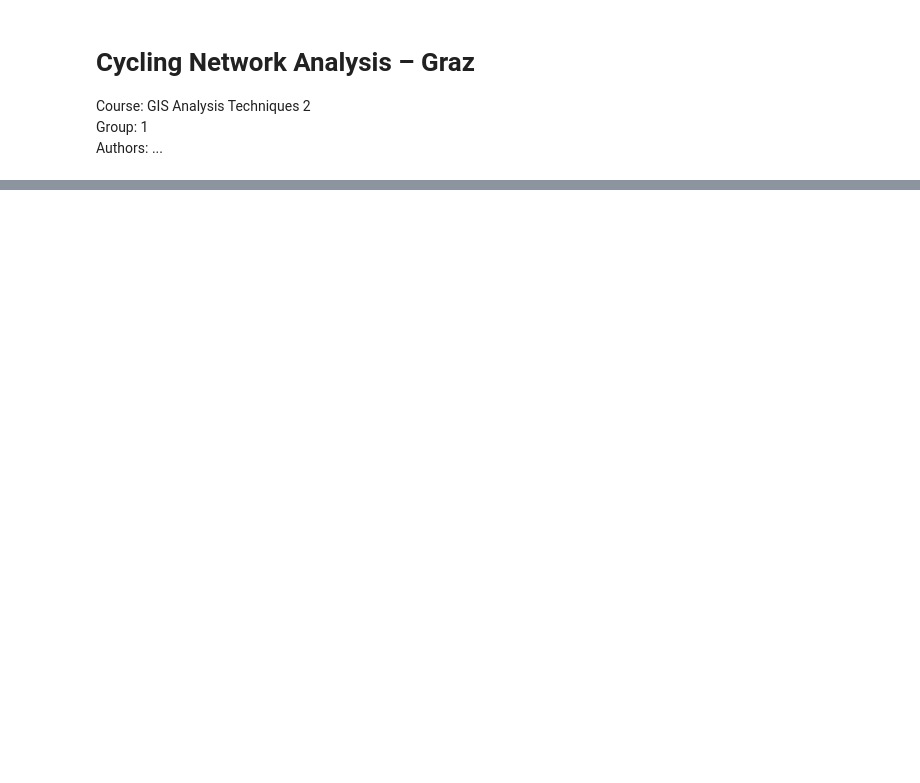
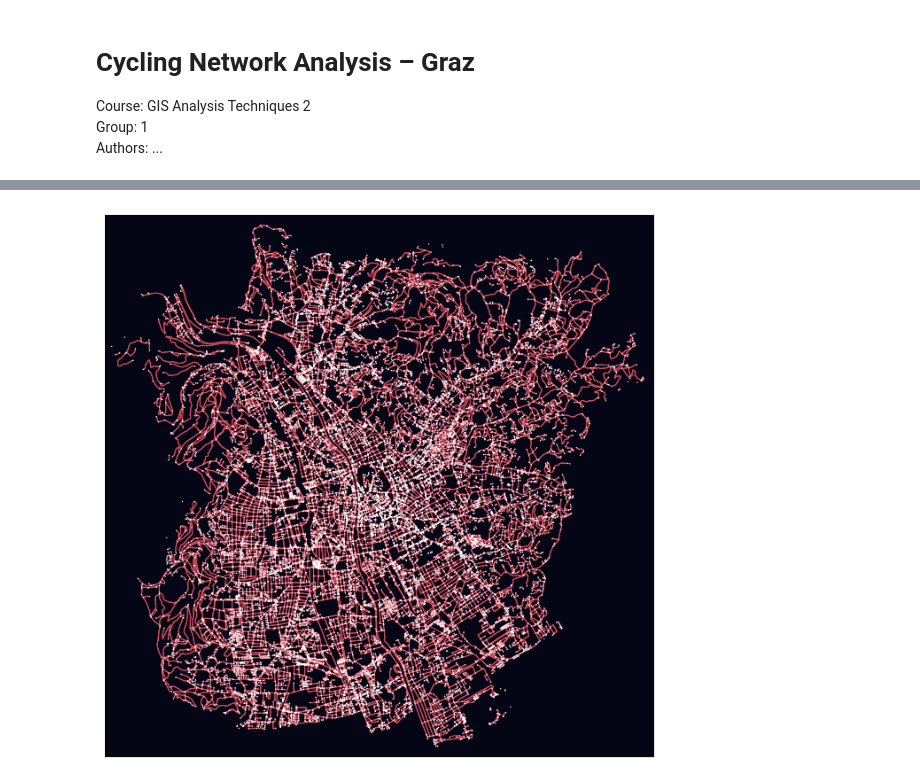
Before and after one commit to cryogen-tara/final-project-group1-cycling-network, a Jupyter notebook: notebooks/final-project-gr1.ipynb, the cells around one changed output, grey strips where cells are left out. Cells and saved outputs as stored; diff of their text form; code cells hidden in the pictures; blank space fills up the shorter version.

```diff
--- a/notebooks/final-project-gr1.ipynb
+++ b/notebooks/final-project-gr1.ipynb
@@ -68,27 +73,29 @@ graz_unis = gpd.GeoDataFrame(
 # %%
 ## Road network
 G = ox.graph_from_place(
     place,
     network_type="bike",
     simplify=True,
     retain_all=True
 )
 
 G = ox.project_graph(G, to_crs=main_crs)
 
 G_simple = nx.DiGraph(G)
 
 #stats_json = ox.stats.basic_stats(G)
 #print(json.dumps(stats_json, indent=2))
 
-#fig, ax = ox.plot_graph(
-#    G,
-#    node_size=1,
-#    bgcolor="#040615",
-#    edge_color="#d44e5c",
-#    edge_linewidth=0.8
-#)
-#plt.show()
+fig, ax = ox.plot_graph(
+    G,
+    node_size=1,
+    bgcolor="#040615",
+    edge_color="#d44e5c",
+    edge_linewidth=0.8
+)
+plt.show()
+# %% [output]
+[figure, added]
 # %%
 ## Tram network
 tram = ox.graph_from_place(
```
Also changed, not shown: parts of 13 cells of this notebook.
